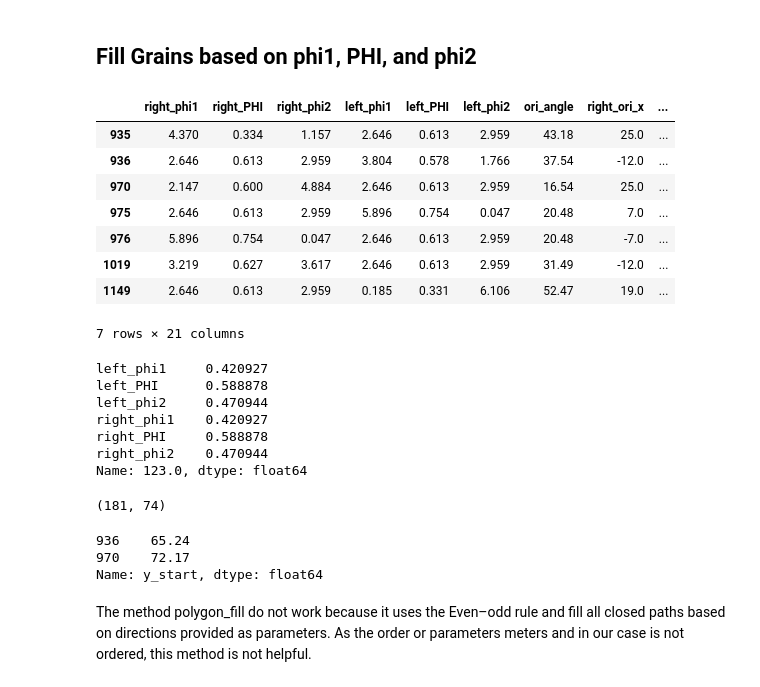
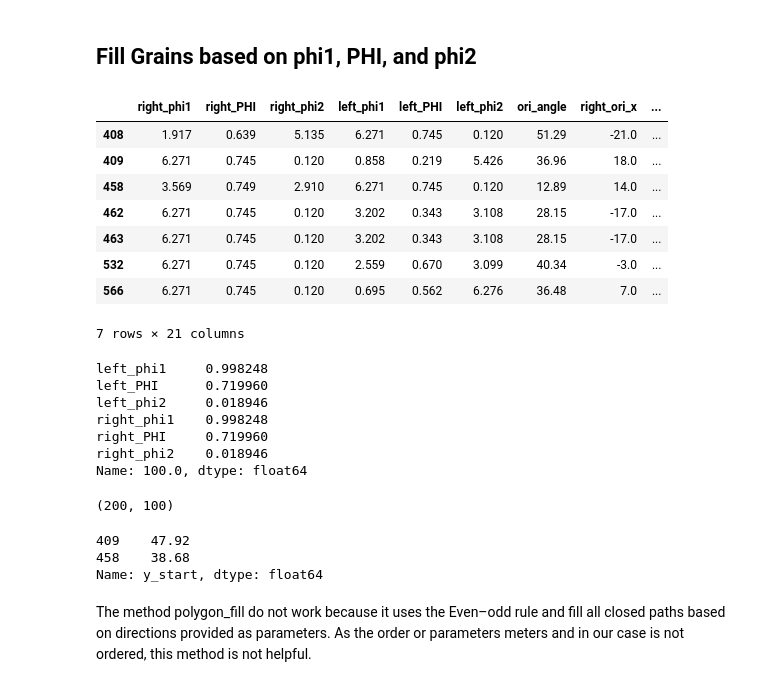
Before and after one commit to bruno-manoel-dbki/tantalum, a Jupyter notebook: source/Grain selection.ipynb, the cells around one changed output. Saved outputs shown, nothing was run; the diff lists cells and outputs as text; code cells hidden in the pictures.

```diff
--- a/source/Grain selection.ipynb
+++ b/source/Grain selection.ipynb
@@ -163,47 +163,48 @@ dtype: int64
 # %%
 df_grains_norm = (df_grains - df_grains.min()) / (df_grains.max() - df_grains.min())
 # %%
-grain = 123
+grain = 100
 
 One_grain = df[(df["grain_right"] == grain) | (df["grain_left"] == grain)]
 One_grain
 # %% [output]
 |  | right_phi1 | right_PHI | right_phi2 | left_phi1 | left_PHI | left_phi2 | ori_angle | right_ori_x | ... |
-| 935 | 4.370 | 0.334 | 1.157 | 2.646 | 0.613 | 2.959 | 43.18 | 25.0 | ... |
-| 936 | 2.646 | 0.613 | 2.959 | 3.804 | 0.578 | 1.766 | 37.54 | -12.0 | ... |
-| 970 | 2.147 | 0.600 | 4.884 | 2.646 | 0.613 | 2.959 | 16.54 | 25.0 | ... |
-| 975 | 2.646 | 0.613 | 2.959 | 5.896 | 0.754 | 0.047 | 20.48 | 7.0 | ... |
-| 976 | 5.896 | 0.754 | 0.047 | 2.646 | 0.613 | 2.959 | 20.48 | -7.0 | ... |
-| 1019 | 3.219 | 0.627 | 3.617 | 2.646 | 0.613 | 2.959 | 31.49 | -12.0 | ... |
-| 1149 | 2.646 | 0.613 | 2.959 | 0.185 | 0.331 | 6.106 | 52.47 | 19.0 | ... |
+| 408 | 1.917 | 0.639 | 5.135 | 6.271 | 0.745 | 0.120 | 51.29 | -21.0 | ... |
+| 409 | 6.271 | 0.745 | 0.120 | 0.858 | 0.219 | 5.426 | 36.96 | 18.0 | ... |
+| 458 | 3.569 | 0.749 | 2.910 | 6.271 | 0.745 | 0.120 | 12.89 | 14.0 | ... |
+| 462 | 6.271 | 0.745 | 0.120 | 3.202 | 0.343 | 3.108 | 28.15 | -17.0 | ... |
+| 463 | 6.271 | 0.745 | 0.120 | 3.202 | 0.343 | 3.108 | 28.15 | -17.0 | ... |
+| 532 | 6.271 | 0.745 | 0.120 | 2.559 | 0.670 | 3.099 | 40.34 | -3.0 | ... |
+| 566 | 6.271 | 0.745 | 0.120 | 0.695 | 0.562 | 6.276 | 36.48 | 7.0 | ... |
 7 rows × 21 columns
 # %%
+del mask
 grain_info = df_grains_norm.loc[grain,:]
 grain_info
 # %% [output]
-left_phi1     0.420927
-left_PHI      0.588878
-left_phi2     0.470944
-right_phi1    0.420927
-right_PHI     0.588878
-right_phi2    0.470944
-Name: 123.0, dtype: float64
+left_phi1     0.998248
+left_PHI      0.719960
+left_phi2     0.018946
+right_phi1    0.998248
+right_PHI     0.719960
+right_phi2    0.018946
+Name: 100.0, dtype: float64
 # %%
 
-width = int(max([max(One_grain.x_end),max(One_grain.x_start)]))+1
-height = int(max([max(One_grain.y_end),max(One_grain.y_start)]))+1
+width = 200#int(max([max(One_grain.x_end),max(One_grain.x_start)]))+1
+height = 100#int(max([max(One_grain.y_end),max(One_grain.y_start)]))+1
 
 width,height
 # %% [output]
-(181, 74)
+(200, 100)
 # %%
 x_center = int(One_grain[['x_start','x_end']].mean().mean())
 y_center = int(One_grain[['y_start','y_end']].mean().mean())
 # %%
 One_grain.y_start.iloc[1:3]
 # %% [output]
-936    65.24
-970    72.17
+409    47.92
+458    38.68
 Name: y_start, dtype: float64
 # %% [markdown]
 The method polygon_fill do not work because it uses the Even–odd rule and fill all closed paths based on directions provided as parameters. As the order or parameters meters and in our case is not ordered, this method is not helpful.
```
Also changed, not shown: parts of 24 cells of this notebook, 2 other files.
